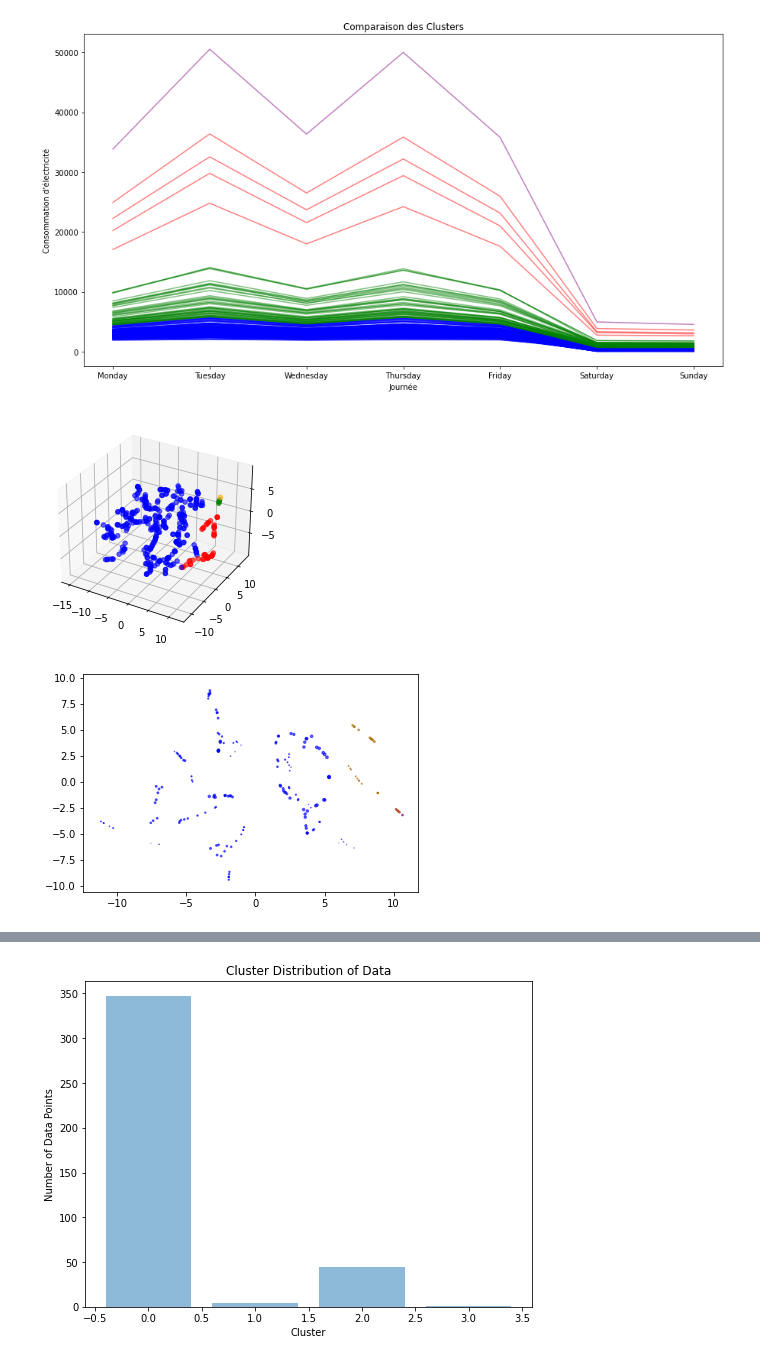
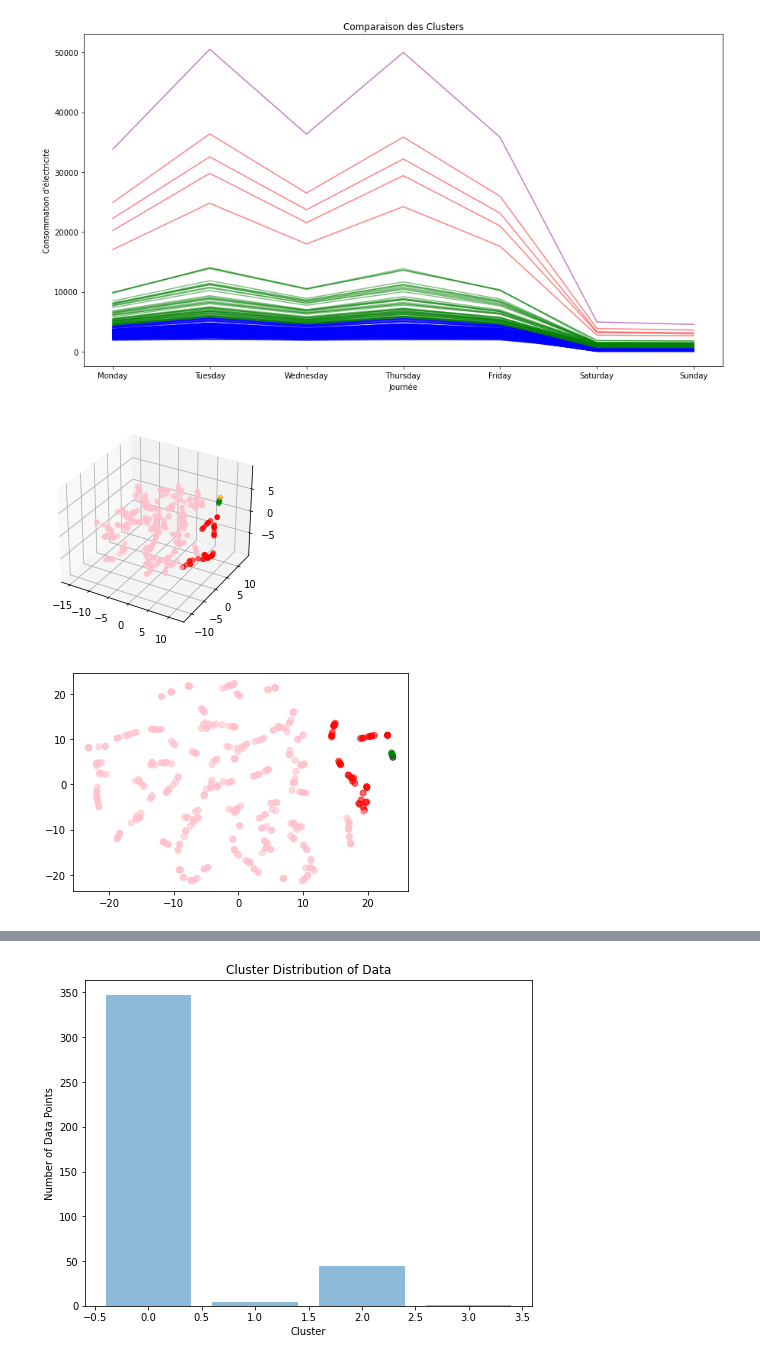
Before and after one commit to Cristina-MariaG/Big_data_clustering_electricity_consumption, a Jupyter notebook: 1.1_office_buildings_conso.ipynb, the cells around one changed output, grey strips where cells are left out. Drawn from its saved outputs; the diff is of its cells as text; code cells hidden in the pictures.

```diff
--- a/1.1_office_buildings_conso.ipynb
+++ b/1.1_office_buildings_conso.ipynb
@@ -294,11 +293,11 @@ from tslearn.clustering import silhouette_score
 from tslearn.clustering import TimeSeriesKMeans
 
 # Liste des paramètres à tester
-n_clusters_list = [2, 3, 4, 5]
+n_clusters_list = [2, 3, 4]
 n_init_list = [1, 5, 10]
-metrics_list = ["euclidean", "dtw", "softdtw"]
+# metrics_list = ["euclidean", "dtw", "softdtw"]
 # metrics_list = ["euclidean", "dtw"]
-# metrics_list = ["dtw"]
+metrics_list = ["euclidean"]
 random_state_list = [0, 42, 100, 2022]
 
 for n_clusters in n_clusters_list:
@@ -348,7 +354,7 @@ def calcul_clusters_number_tslearn(X):
 
     for k in range(1, nb_maximal):
         km = TimeSeriesKMeans(
-            n_clusters=k, metric="euclidean", max_iter=5, random_state=0
+            n_clusters=k, metric="euclidean", max_iter=2, random_state=0
         )
         kmeans = km.fit(X)
         inertia.append(kmeans.inertia_)
@@ -631,13 +639,13 @@ import matplotlib.pyplot as plt
 
 
 def plot_tsne_scatter_3d(df_with_clusters, y_pred):
-    color_list = ["blue", "green", "red", "orange"]
+    color_list = ["pink", "green", "red", "orange"]
 
     # Initialize t-SNE and fit_transform the data
     tsne = TSNE(
         n_components=3,  # Update to 3 dimensions
         init="pca",
-        random_state=0,
+        random_state=20,
         perplexity=5,
         n_iter=300,
     )
@@ -669,7 +677,7 @@ def plot_tsne_scatter_3d(df_with_clusters, y_pred):
 
 plot_tsne_scatter_3d(df_week_profil[week_days], y_predict)
 # %% [output]
-[figure, old version]
+[figure, new version]
 # %%
 from sklearn.manifold import TSNE
 import matplotlib.colors
@@ -677,40 +685,39 @@ import matplotlib.pyplot as plt
 
 
 def plot_tsne_scatter(df_with_clusters, y_pred):
-    color_list = ["blue", "green", "red", "orange", "black", "purple"]
+    color_list = ["pink", "green", "red", "black"]
 
     # Initialize t-SNE and fit_transform the data
     tsne = TSNE(
-        n_components=3,
+        n_components=2,
         init="pca",
-        random_state=10,
+        random_state=0,
         perplexity=5,
-        learning_rate=20,
         n_iter=300,
     )
     results_tsne = tsne.fit_transform(df_with_clusters)
 
     # Create a colormap using cluster_values and color_list
     cmap = matplotlib.colors.LinearSegmentedColormap.from_list(
         "custom_cmap", color_list
     )
 
     # Scatter plot with t-SNE results
     plt.scatter(
         results_tsne[:, 0],
         results_tsne[:, 1],
-        results_tsne[:, 2],
         c=y_pred,
         cmap=cmap,
         alpha=0.6,
     )
 
     # Show the plot
     plt.show()
 
+
 plot_tsne_scatter(df_week_profil[week_days], y_predict)
 # %% [output]
-[figure, old version]
+[figure, new version]
 # %%
 df_week_profil_cluster
 # %% [output]
```
Also changed, not shown: parts of 13 cells of this notebook, 2 other files.
